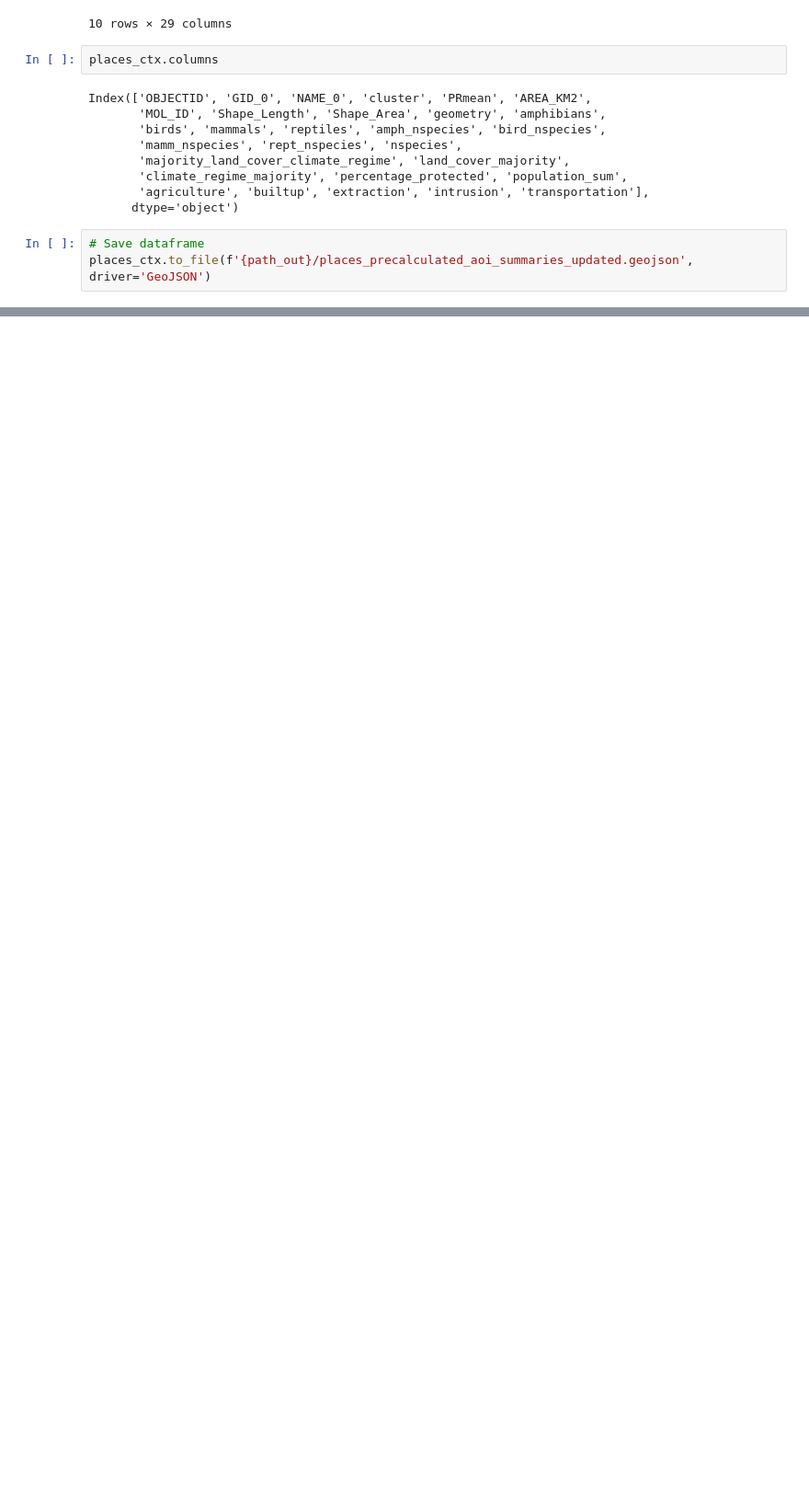
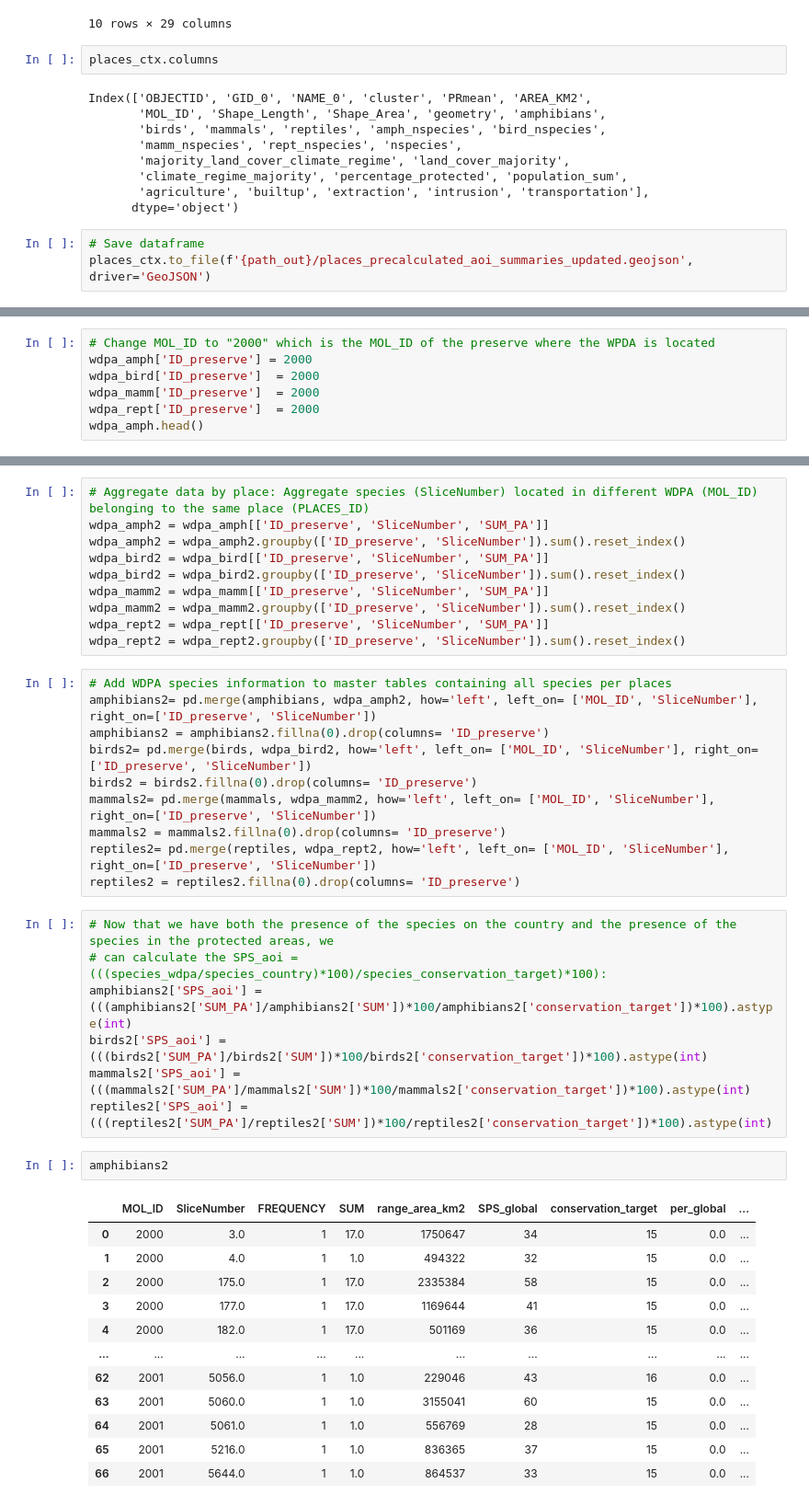
Before and after one commit to Vizzuality/he-scratchfolder, a Jupyter notebook: Precalculated_Future_Places_SPS.ipynb, the cells around one changed output, grey strips where cells are left out. Shown at 92% size. Saved outputs shown, nothing was run; the diff lists cells and outputs as text; blank space fills up the shorter version.

```diff
--- a/Precalculated_Future_Places_SPS.ipynb
+++ b/Precalculated_Future_Places_SPS.ipynb
@@ -545,0 +609,7 @@ places_ctx.to_file(f'{path_out}/places_precalculated_aoi_summaries_updated.geojs
+# %%
+# Change MOL_ID to "2000" which is the MOL_ID of the preserve where the WPDA is located
+wdpa_amph['ID_preserve'] = 2000
+wdpa_bird['ID_preserve']  = 2000
+wdpa_mamm['ID_preserve']  = 2000
+wdpa_rept['ID_preserve']  = 2000
+wdpa_amph.head()
@@ -545,0 +623,42 @@ places_ctx.to_file(f'{path_out}/places_precalculated_aoi_summaries_updated.geojs
+# %%
+# Aggregate data by place: Aggregate species (SliceNumber) located in different WDPA (MOL_ID) belonging to the same place (PLACES_ID)
+wdpa_amph2 = wdpa_amph[['ID_preserve', 'SliceNumber', 'SUM_PA']]
+wdpa_amph2 = wdpa_amph2.groupby(['ID_preserve', 'SliceNumber']).sum().reset_index()
+wdpa_bird2 = wdpa_bird[['ID_preserve', 'SliceNumber', 'SUM_PA']]
+wdpa_bird2 = wdpa_bird2.groupby(['ID_preserve', 'SliceNumber']).sum().reset_index()
+wdpa_mamm2 = wdpa_mamm[['ID_preserve', 'SliceNumber', 'SUM_PA']]
+wdpa_mamm2 = wdpa_mamm2.groupby(['ID_preserve', 'SliceNumber']).sum().reset_index()
+wdpa_rept2 = wdpa_rept[['ID_preserve', 'SliceNumber', 'SUM_PA']]
+wdpa_rept2 = wdpa_rept2.groupby(['ID_preserve', 'SliceNumber']).sum().reset_index()
+# %%
+# Add WDPA species information to master tables containing all species per places
+amphibians2= pd.merge(amphibians, wdpa_amph2, how='left', left_on= ['MOL_ID', 'SliceNumber'], right_on=['ID_preserve', 'SliceNumber'])
+amphibians2 = amphibians2.fillna(0).drop(columns= 'ID_preserve')
+birds2= pd.merge(birds, wdpa_bird2, how='left', left_on= ['MOL_ID', 'SliceNumber'], right_on=['ID_preserve', 'SliceNumber'])
+birds2 = birds2.fillna(0).drop(columns= 'ID_preserve')
+mammals2= pd.merge(mammals, wdpa_mamm2, how='left', left_on= ['MOL_ID', 'SliceNumber'], right_on=['ID_preserve', 'SliceNumber'])
+mammals2 = mammals2.fillna(0).drop(columns= 'ID_preserve')
+reptiles2= pd.merge(reptiles, wdpa_rept2, how='left', left_on= ['MOL_ID', 'SliceNumber'], right_on=['ID_preserve', 'SliceNumber'])
+reptiles2 = reptiles2.fillna(0).drop(columns= 'ID_preserve')
+# %%
+# Now that we have both the presence of the species on the country and the presence of the species in the protected areas, we
+# can calculate the SPS_aoi = (((species_wdpa/species_country)*100)/species_conservation_target)*100):
+amphibians2['SPS_aoi'] = (((amphibians2['SUM_PA']/amphibians2['SUM'])*100/amphibians2['conservation_target'])*100).astype(int)
+birds2['SPS_aoi'] = (((birds2['SUM_PA']/birds2['SUM'])*100/birds2['conservation_target'])*100).astype(int)
+mammals2['SPS_aoi'] = (((mammals2['SUM_PA']/mammals2['SUM'])*100/mammals2['conservation_target'])*100).astype(int)
+reptiles2['SPS_aoi'] = (((reptiles2['SUM_PA']/reptiles2['SUM'])*100/reptiles2['conservation_target'])*100).astype(int)
+# %%
+amphibians2
+# %% [output]
+|  | MOL_ID | SliceNumber | FREQUENCY | SUM | range_area_km2 | SPS_global | conservation_target | per_global | ... |
+| 0 | 2000 | 3.0 | 1 | 17.0 | 1750647 | 34 | 15 | 0.0 | ... |
+| 1 | 2000 | 4.0 | 1 | 1.0 | 494322 | 32 | 15 | 0.0 | ... |
+| 2 | 2000 | 175.0 | 1 | 17.0 | 2335384 | 58 | 15 | 0.0 | ... |
+| 3 | 2000 | 177.0 | 1 | 17.0 | 1169644 | 41 | 15 | 0.0 | ... |
+| 4 | 2000 | 182.0 | 1 | 17.0 | 501169 | 36 | 15 | 0.0 | ... |
+| ... | ... | ... | ... | ... | ... | ... | ... | ... | ... |
+| 62 | 2001 | 5056.0 | 1 | 1.0 | 229046 | 43 | 16 | 0.0 | ... |
+| 63 | 2001 | 5060.0 | 1 | 1.0 | 3155041 | 60 | 15 | 0.0 | ... |
+| 64 | 2001 | 5061.0 | 1 | 1.0 | 556769 | 28 | 15 | 0.0 | ... |
+| 65 | 2001 | 5216.0 | 1 | 1.0 | 836365 | 37 | 15 | 0.0 | ... |
+| 66 | 2001 | 5644.0 | 1 | 1.0 | 864537 | 33 | 15 | 0.0 | ... |
```
Also changed, not shown: parts of 55 cells of this notebook.
